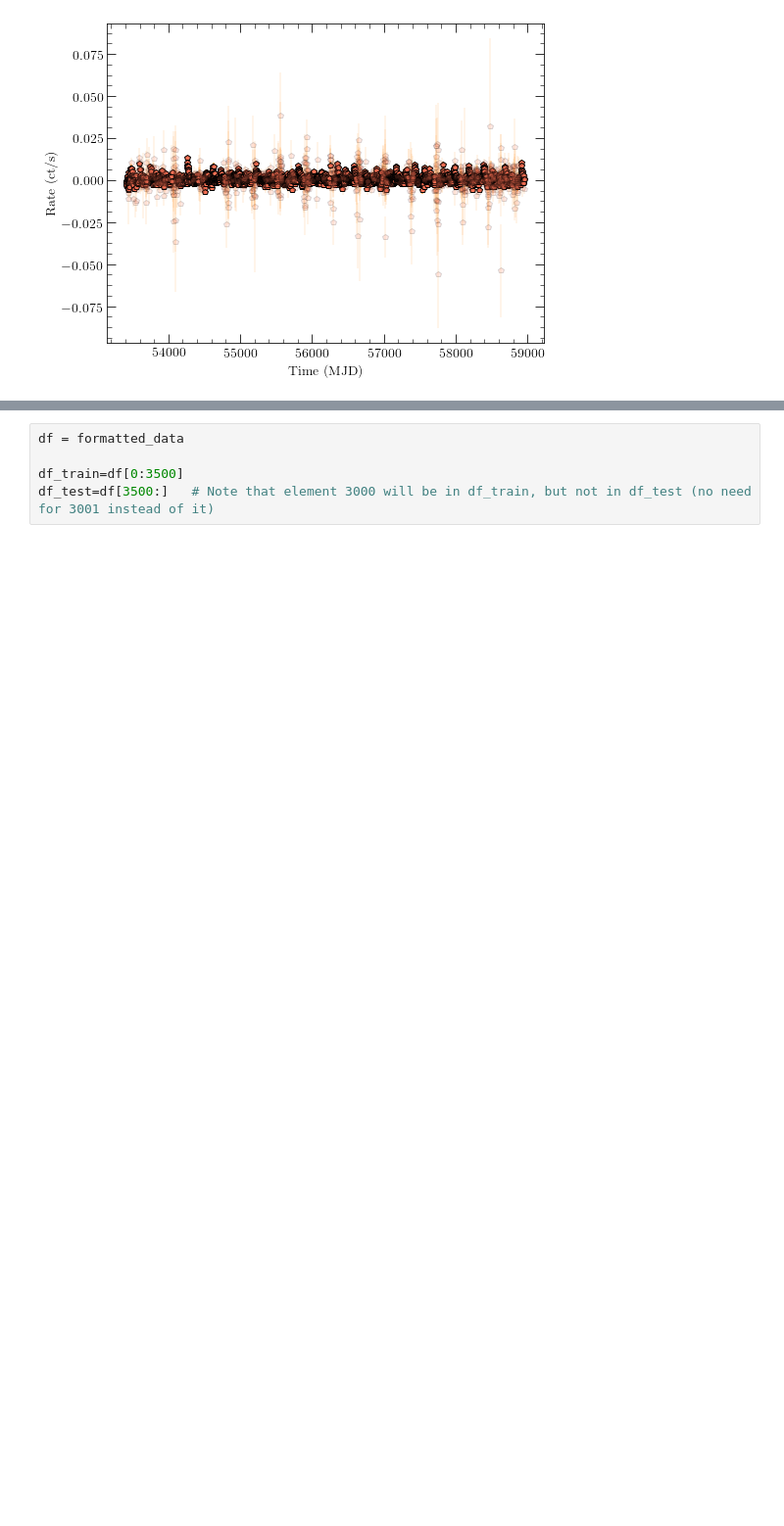
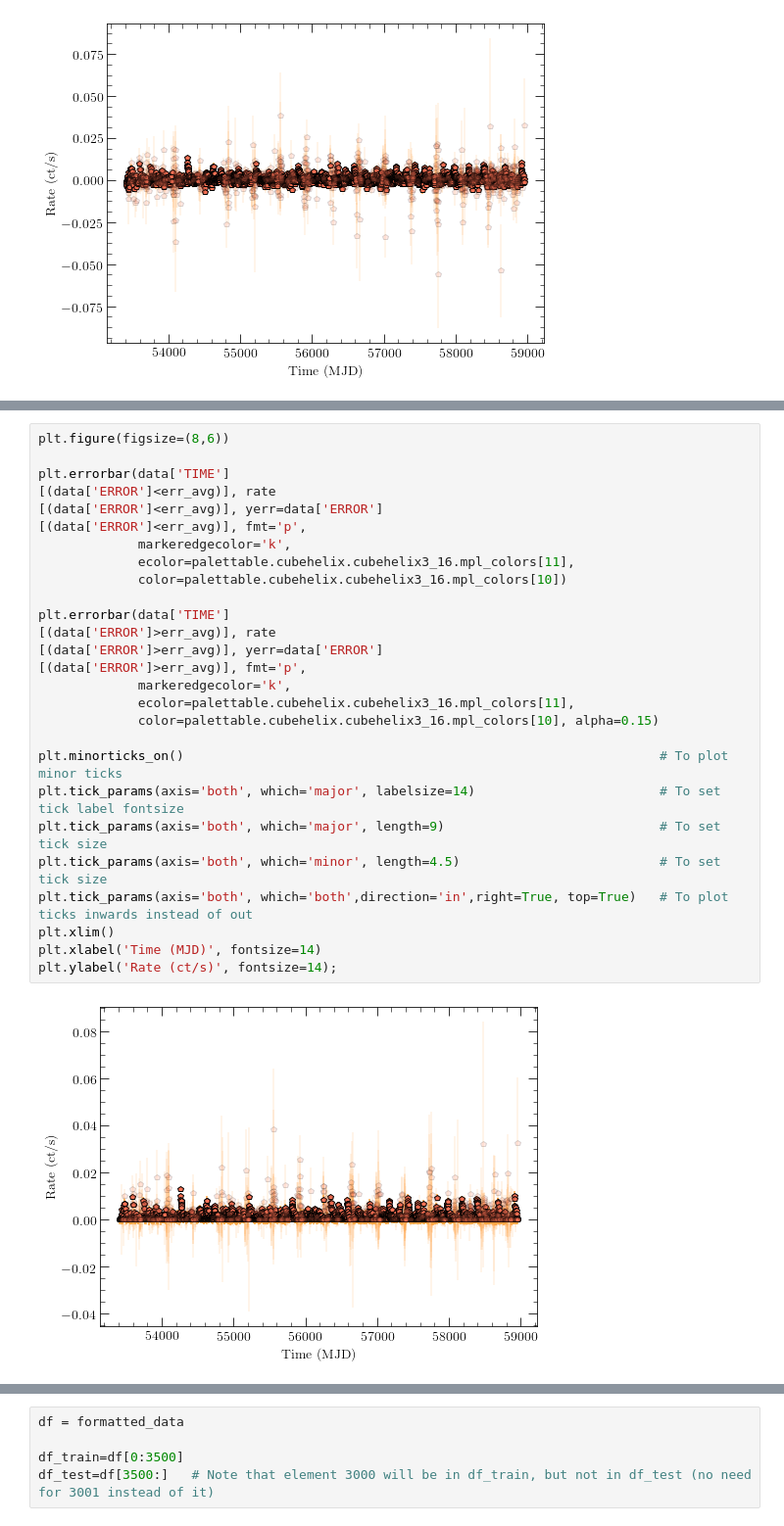
Before and after one commit to kcdage/prophet-rapidburster, a Jupyter notebook: rapid_burster.ipynb, the cells around one changed output, grey strips where cells are left out. Shown at 98% size. Saved outputs shown, nothing was run; the diff lists cells and outputs as text; blank space fills up the shorter version.

```diff
--- a/rapid_burster.ipynb
+++ b/rapid_burster.ipynb
@@ -60,0 +68,29 @@ plt.ylabel('Rate (ct/s)', fontsize=14);
+# %%
+plt.figure(figsize=(8,6))
+
+plt.errorbar(data['TIME']
+[(data['ERROR']<err_avg)], rate
+[(data['ERROR']<err_avg)], yerr=data['ERROR']
+[(data['ERROR']<err_avg)], fmt='p',
+             markeredgecolor='k',
+             ecolor=palettable.cubehelix.cubehelix3_16.mpl_colors[11],
+             color=palettable.cubehelix.cubehelix3_16.mpl_colors[10])
+
+plt.errorbar(data['TIME']
+[(data['ERROR']>err_avg)], rate
+[(data['ERROR']>err_avg)], yerr=data['ERROR']
+[(data['ERROR']>err_avg)], fmt='p',
+             markeredgecolor='k',
+             ecolor=palettable.cubehelix.cubehelix3_16.mpl_colors[11],
+             color=palettable.cubehelix.cubehelix3_16.mpl_colors[10], alpha=0.15)
+
+plt.minorticks_on()                                                              # To plot minor ticks
+plt.tick_params(axis='both', which='major', labelsize=14)                        # To set tick label fontsize
+plt.tick_params(axis='both', which='major', length=9)                            # To set tick size
+plt.tick_params(axis='both', which='minor', length=4.5)                          # To set tick size
+plt.tick_params(axis='both', which='both',direction='in',right=True, top=True)   # To plot ticks inwards instead of out
+plt.xlim()
+plt.xlabel('Time (MJD)', fontsize=14)
+plt.ylabel('Rate (ct/s)', fontsize=14);
+# %% [output]
+[figure, added]
```
Also changed, not shown: parts of 8 cells of this notebook, 1 other file.
